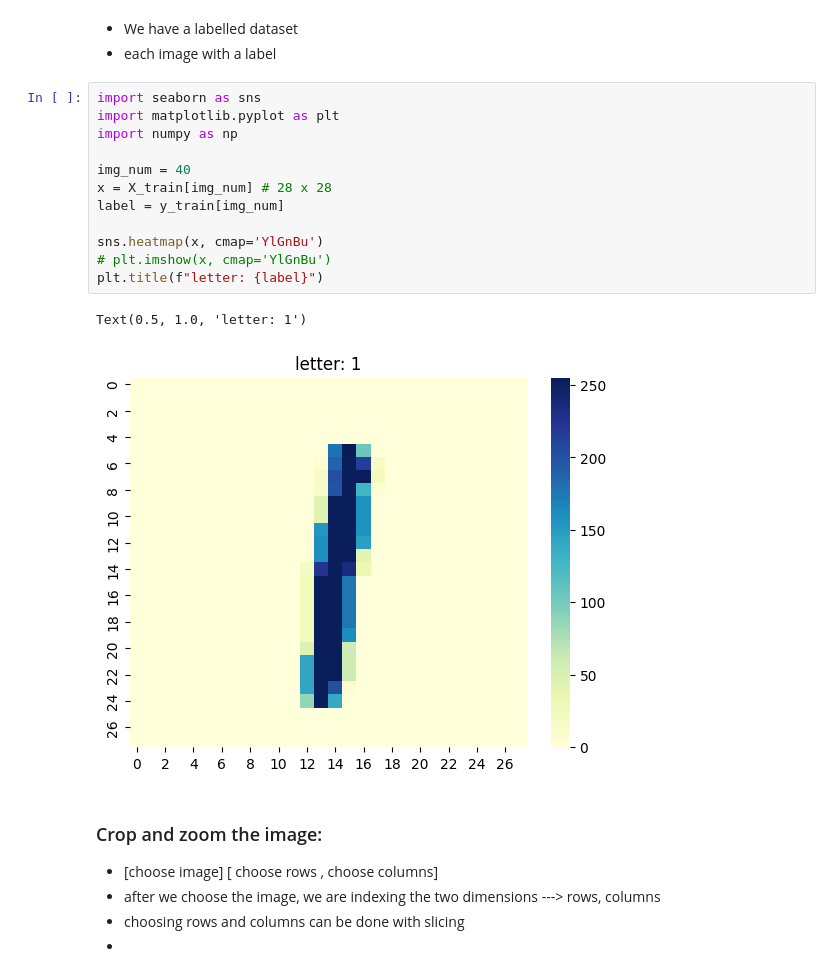
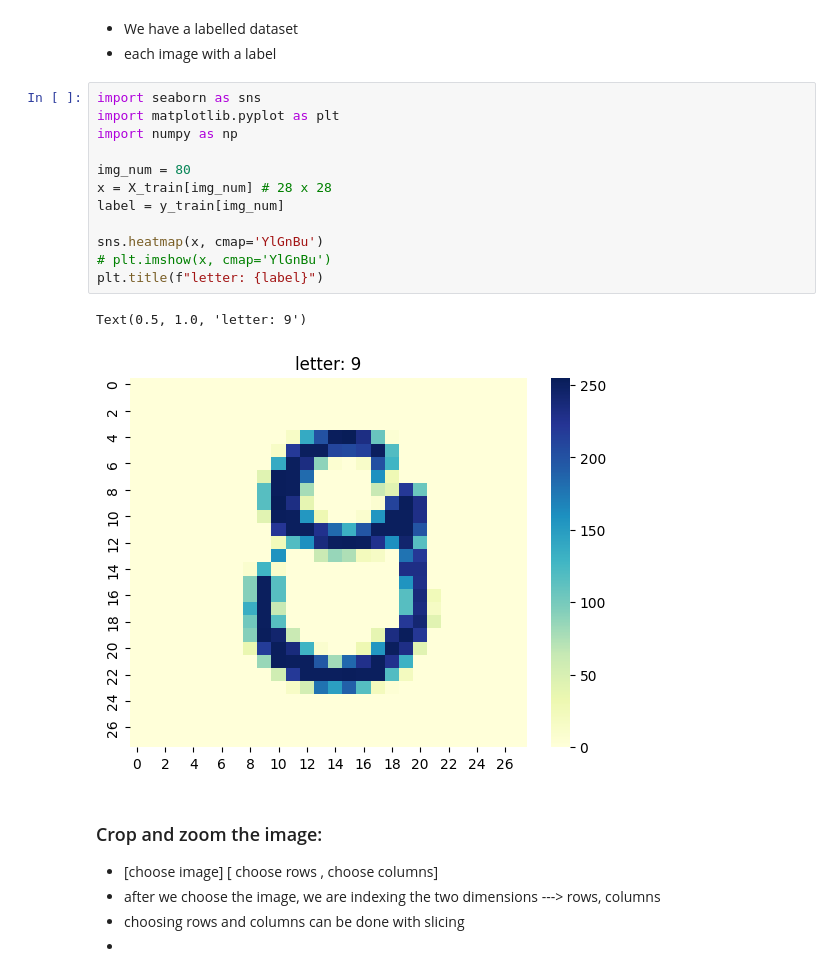
Before and after one commit to melayusejati02/AI-and-ML-for-Beginners-Repo, a Jupyter notebook: Day 36 - MLP - Activations - Feed Forward - Backpropagation/inclass 3 - MLP .ipynb, the cells around one changed output. Saved outputs shown, nothing was run; the diff lists cells and outputs as text.

```diff
--- a/Day 36 - MLP - Activations - Feed Forward - Backpropagation/inclass 3 - MLP .ipynb
+++ b/Day 36 - MLP - Activations - Feed Forward - Backpropagation/inclass 3 - MLP .ipynb
@@ -75,18 +83,18 @@ print(y_train[10])
 # %%
 import seaborn as sns
 import matplotlib.pyplot as plt
 import numpy as np
 
-img_num = 40
+img_num = 80
 x = X_train[img_num] # 28 x 28
 label = y_train[img_num]
 
 sns.heatmap(x, cmap='YlGnBu')
 # plt.imshow(x, cmap='YlGnBu')
 plt.title(f"letter: {label}")
 # %% [output]
-Text(0.5, 1.0, 'letter: 1')
+Text(0.5, 1.0, 'letter: 9')
-[figure, old version]
+[figure, new version]
 # %% [markdown]
 ### Crop and zoom the image:
 - [choose image] [ choose rows , choose columns]
```
Also changed, not shown: parts of 2 cells of this notebook, 4 other files.
